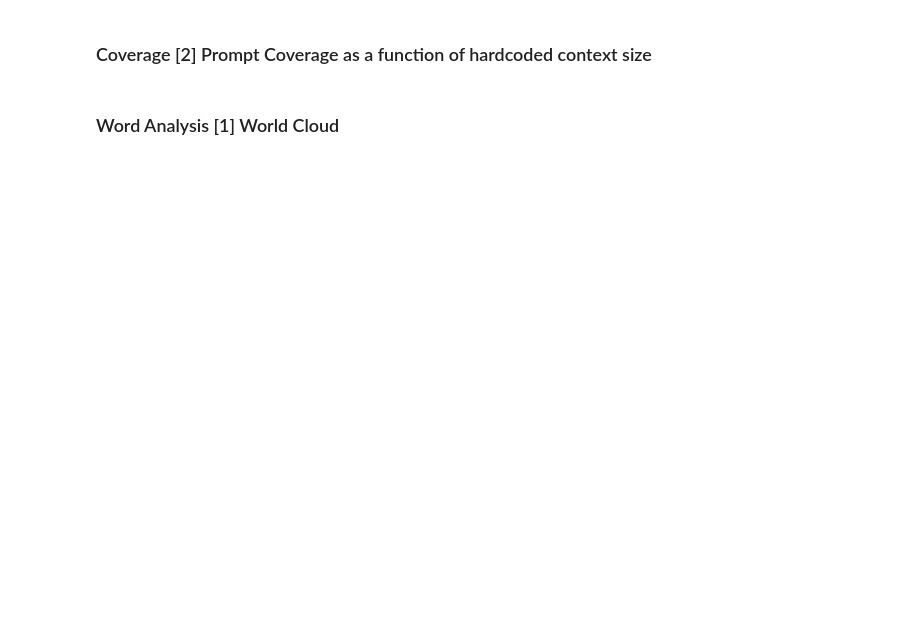
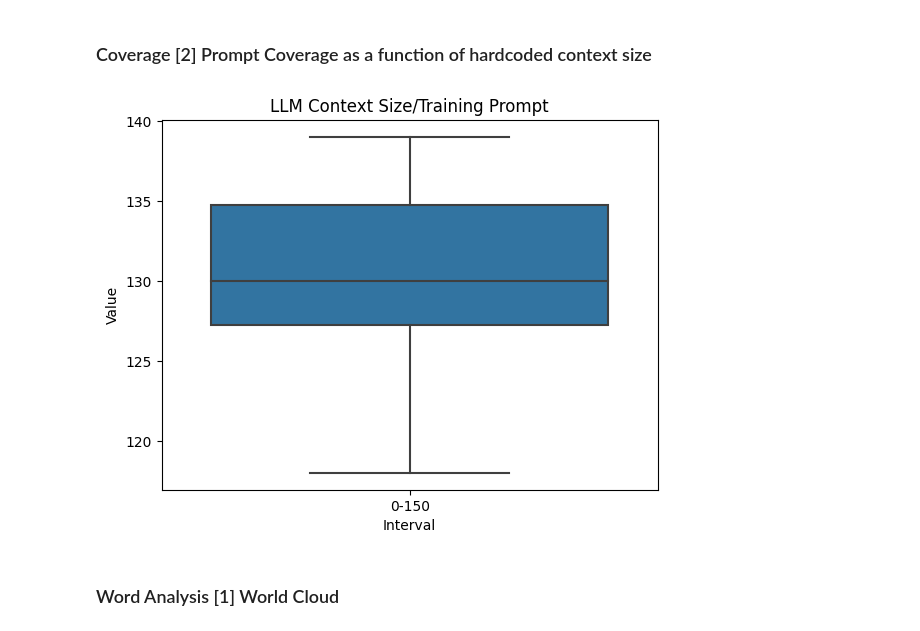
Before and after one commit to iusztinpaul/hands-on-llms, a Jupyter notebook: notebooks/prompts_eda.ipynb, the cells around one changed output. Saved outputs shown, nothing was run; the diff lists cells and outputs as text; code cells hidden in the pictures; blank space fills up the shorter version.

Commit message:
feat: added word cloud, box-plots on tokens distribution

```diff
--- a/notebooks/prompts_eda.ipynb
+++ b/notebooks/prompts_eda.ipynb
@@ -89,18 +89,20 @@ class DatasetGenerator:
             print("JSON file badly formatted.")
             raise FileNotFoundError("Forgot how to write json")
 
-    def tokenized_samples_gen(self, tokenizer):
+    def tokenized_samples(self, tokenizer):
         formatted_samples = list(map(lambda en: TrainSample(**en), self.dataset[self._scope.value]))
+        tokenized_samples = []
         for sample in formatted_samples:
             as_str = sample.formatted()
             tokenized = tokenizer(as_str)
             tokenized = tokenized["input_ids"]
-            yield tokenized
+            tokenized_samples.append(tokenized)
+        return tokenized_samples
 
-    def raw_samples_gen(self):
+    def samples_gen(self):
         formatted_samples = list(map(lambda en: TrainSample(**en), self.dataset[self._scope.value]))
         for sample in formatted_samples:
-            yield samples
+            yield sample
 # %%
 
 # 1. Prerequisites
@@ -110,7 +112,7 @@ dataset_json_file = DATASET_ROOT / "training_data.json"
 
 # 2. Prepare dataset
 dataset = DatasetGenerator(dataset_file_path=dataset_json_file, scope=Scope.TRAIN)
-tokenized_samples = dataset.tokenized_samples_gen(tokenizer)
+tokenized_samples = dataset.tokenized_samples(tokenizer)
 # %% [output]
 Length : 31 samples.
 # %% [markdown]
@@ -131,0 +142,11 @@ plt.axvline(200, color="blue")
+# %%
+# Percentiles .25 .5 .75
+import numpy as np
+lens = [len(x) for x in tokenized_samples]
+print(f"Minimum Prompt Lenght : {np.min(lens)} tokens")
+print(f"Maximum Prompt Lenght : {np.max(lens)} tokens")
+
+p25, p50, p75 = np.percentile(lens, [25, 50, 75])
+print(f"25th percentile: {p25:.0f} tokens")
+print(f"50th (median) percentile: {p50:.0f} tokens")
+print(f"75th percentile: {p75:.0f} tokens")
@@ -152,2 +191,19 @@ plt.axvline(x=150, color="red")
+# %%
+import seaborn as sns
+import matplotlib.pyplot as plt
+import pandas as pd
+
+interval = [x for x in lens if 0 <= x < 150]
+
+df = pd.DataFrame({
+    'Value': interval,
+    'Interval': ['0-150'] * len(interval)
+})
+
+sns.boxplot(x='Interval', y='Value', data=df)
+plt.title('LLM Context Size/Training Prompt')
+plt.show()
+# %% [output]
+[figure, added]
 # %% [markdown]
 ### Word Analysis [1] World Cloud
```
Also changed, not shown: parts of 14 cells of this notebook.
